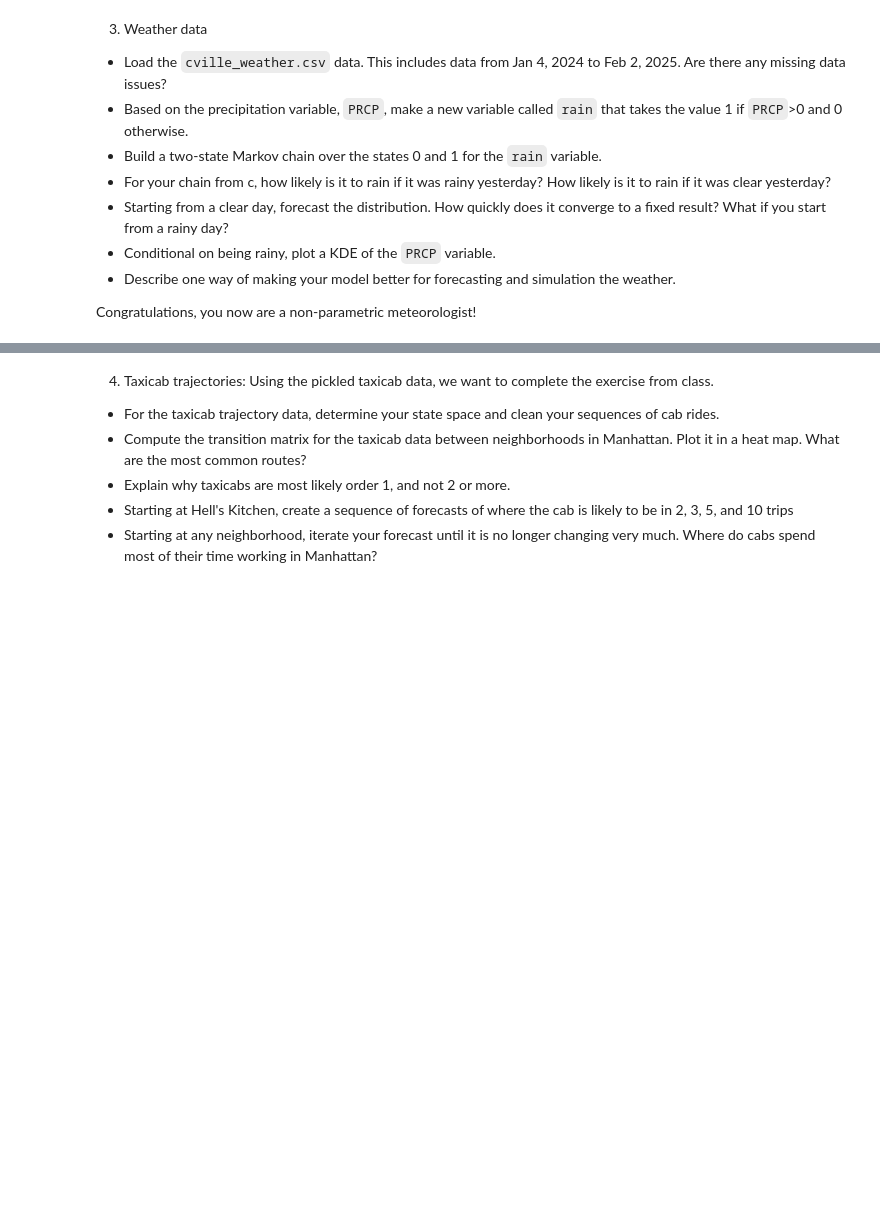
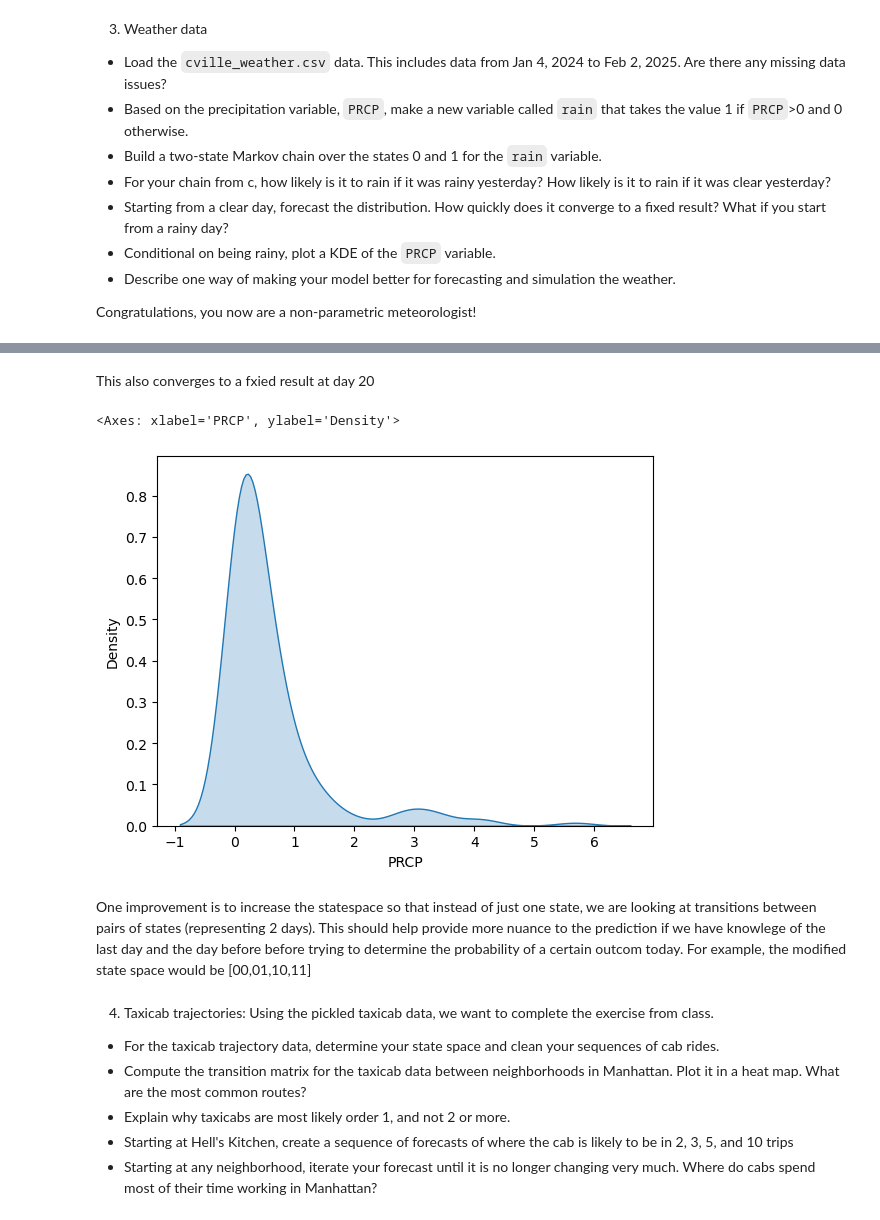
Before and after one commit to rde6mn/understanding_uncertainty_assignments, a Jupyter notebook: assignment_5.ipynb, the cells around one changed output, grey strips where cells are left out. Drawn from its saved outputs; the diff is of its cells as text; code cells hidden in the pictures; blank space fills up the shorter version.

```diff
--- a/assignment_5.ipynb
+++ b/assignment_5.ipynb
@@ -338,0 +358,2 @@ weather = pd.read_csv('cville_weather.csv')
+# %%
+weather['rain'] = (weather['PRCP'] > 0).astype(int)
@@ -338,0 +486,2 @@ weather = pd.read_csv('cville_weather.csv')
+# %% [markdown]
+This also converges to a fxied result at day 20
@@ -339,3 +490,10 @@ weather = pd.read_csv('cville_weather.csv')
+# %%
+sns.kdeplot(data=weather[weather['rain'] == 1], x='PRCP', fill=True)
+# %% [output]
+<Axes: xlabel='PRCP', ylabel='Density'>
+[figure, added]
+# %% [markdown]
+One improvement is to increase the statespace so that instead of just one state, we are looking at transitions between pairs of states (representing 2 days). This should help provide more nuance to the prediction if we have knowlege of the last day and the day before before trying to determine the probability of a certain outcom today. For example, the modified state space would be [00,01,10,11]
 # %% [markdown]
 4. Taxicab trajectories: Using the pickled taxicab data, we want to complete the exercise from class.
 
```
Also changed, not shown: parts of 9 cells of this notebook.
